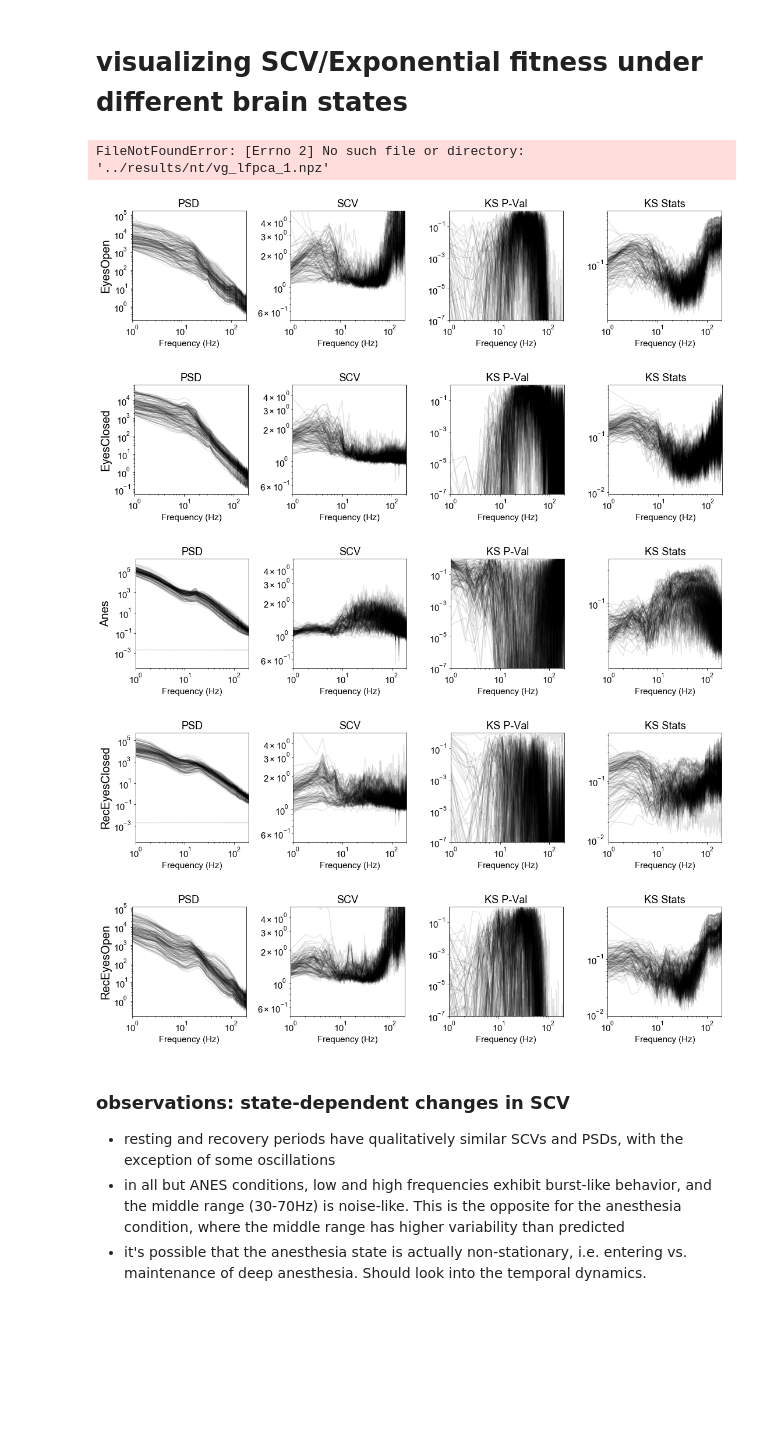
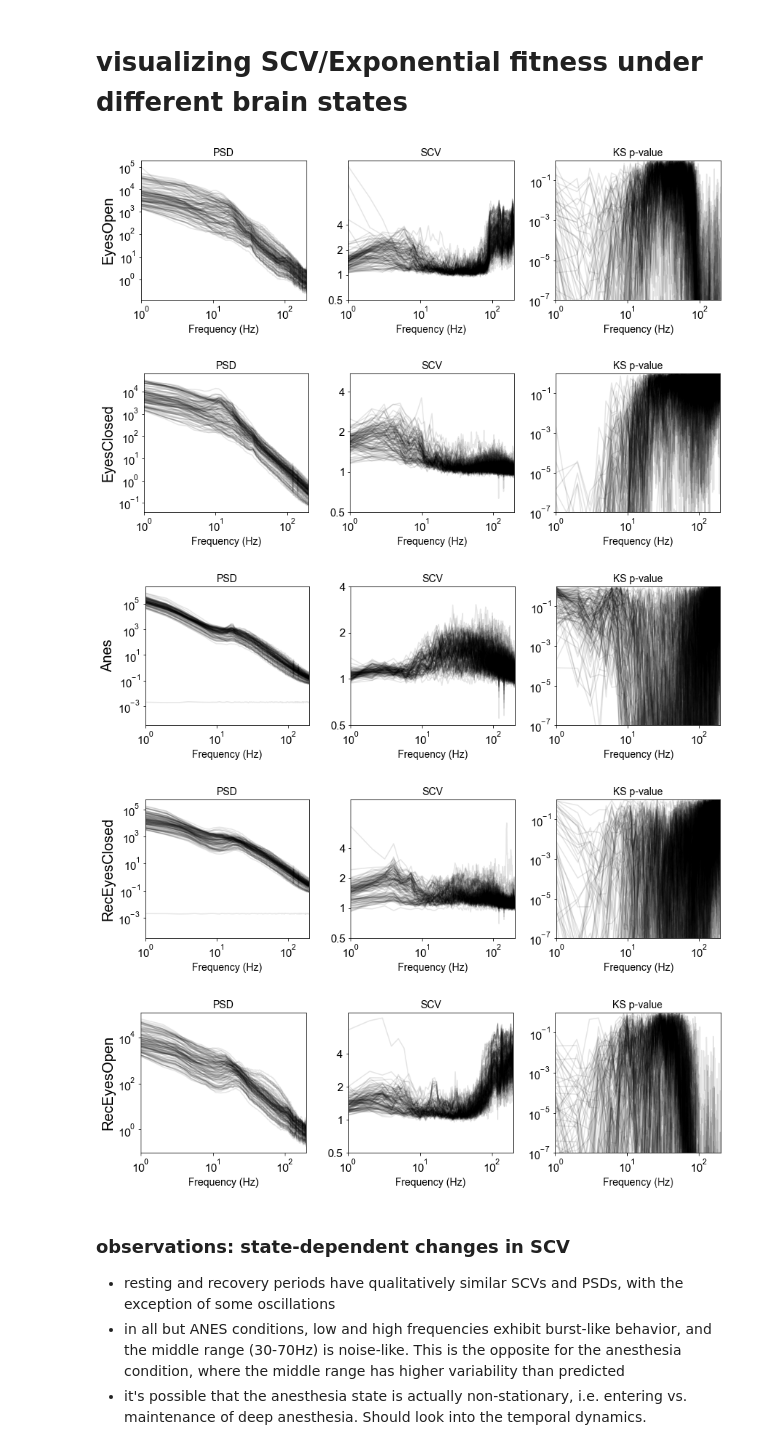
Before and after one commit to voytekresearch/SpectralCA, a Jupyter notebook: notebooks_visualization/sca_NT_anes.ipynb, the cells around one changed output. Cells and saved outputs as stored; diff of their text form; code cells hidden in the pictures; blank space fills up the shorter version.

```diff
--- a/notebooks_visualization/sca_NT_anes.ipynb
+++ b/notebooks_visualization/sca_NT_anes.ipynb
@@ -41,19 +44,18 @@ fooof_files = sorted([f for f in os.listdir(saveout_path) if 'fooof' in f])
 # %%
 lfpca_all = []
 for f in range(len(lfpca_files)):
-    nt_lfpca = lfpca.lfpca_load_spec(saveout_path+lfpca_files[f])
+    nt_lfpca = sca.sca_load_spec(saveout_path+lfpca_files[f])
     lfpca_all.append(nt_lfpca)
-    plt.figure(figsize=(15,4))
+    plt.figure(figsize=(12,4))
     nt_lfpca.plot_spectral(plot_mean=False)
-    plt.subplot(1,4,1)
+    plt.subplot(1,3,1)
     plt.ylabel(lfpca_files[f][10:-4], fontsize=20)
 # %% [output]
-FileNotFoundError: [Errno 2] No such file or directory: '../results/nt/vg_lfpca_1.npz'
-[figure, old version]
+[figure, new version]
-[figure, old version]
+[figure, new version]
-[figure, old version]
+[figure, new version]
-[figure, old version]
+[figure, new version]
-[figure, old version]
+[figure, new version]
 # %% [markdown]
 ### observations: state-dependent changes in SCV
 - resting and recovery periods have qualitatively similar SCVs and PSDs, with the exception of some oscillations
```
Also changed, not shown: parts of 7 cells of this notebook, 1 other file.
